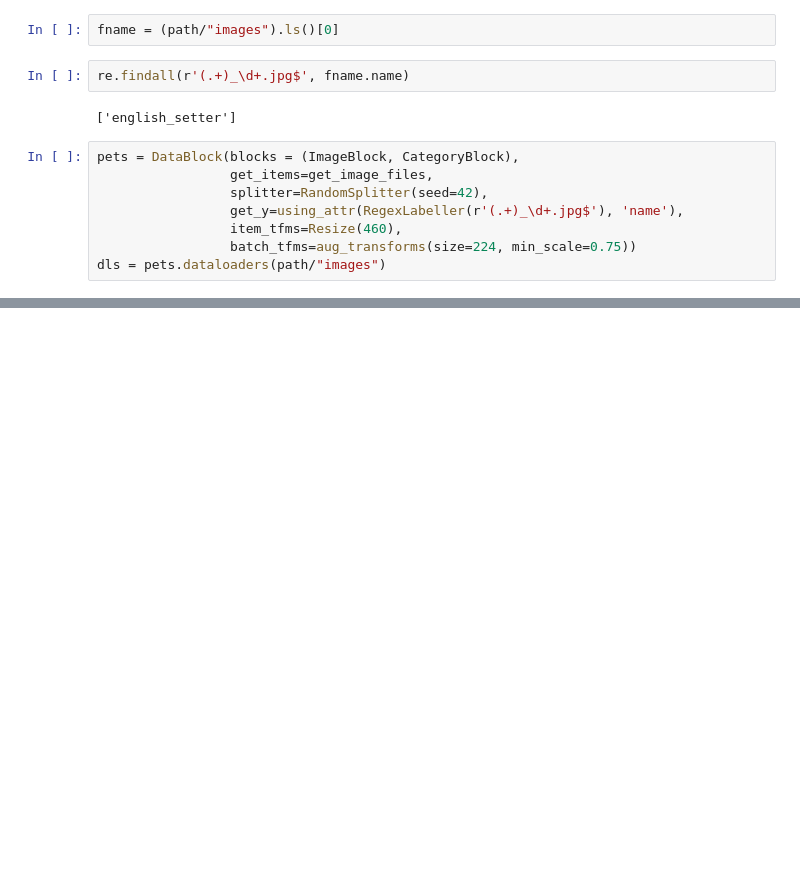
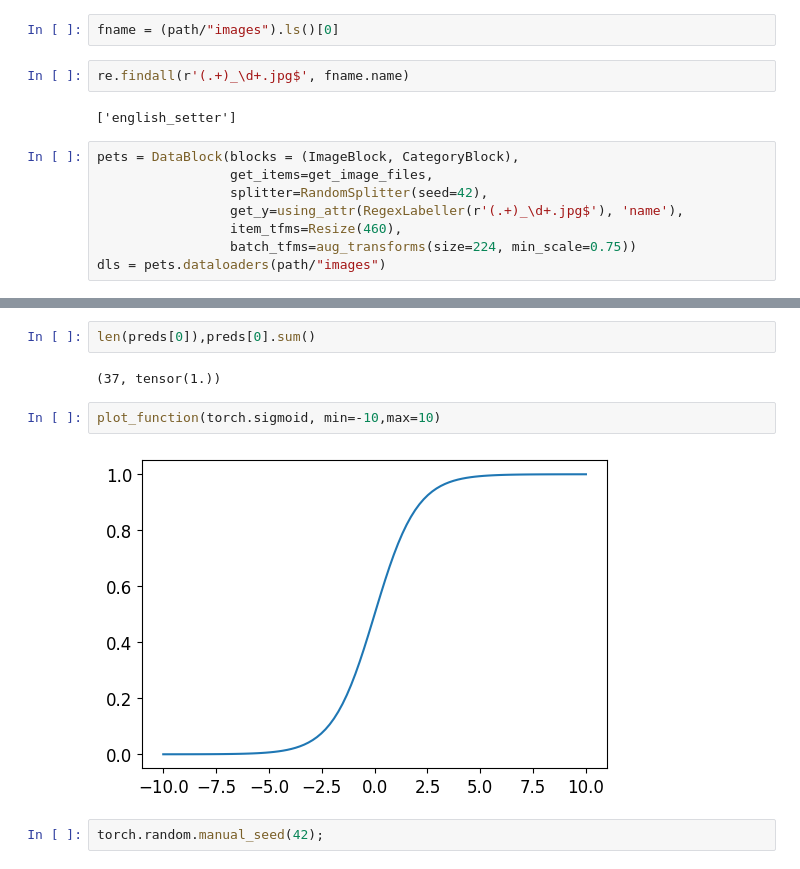
Before and after one commit to mzums/machine-learning, a Jupyter notebook: fastai_course/pet_breeds.ipynb, the cells around one changed output, grey strips where cells are left out. Drawn from its saved outputs; the diff is of its cells as text; blank space fills up the shorter version.

```diff
--- a/fastai_course/pet_breeds.ipynb
+++ b/fastai_course/pet_breeds.ipynb
@@ -42,0 +70,10 @@ learn.fine_tune(2)
+# %%
+len(preds[0]),preds[0].sum()
+# %% [output]
+(37, tensor(1.))
+# %%
+plot_function(torch.sigmoid, min=-10,max=10)
+# %% [output]
+[figure, added]
+# %%
+torch.random.manual_seed(42);
```
Also changed, not shown: parts of 10 cells of this notebook.
